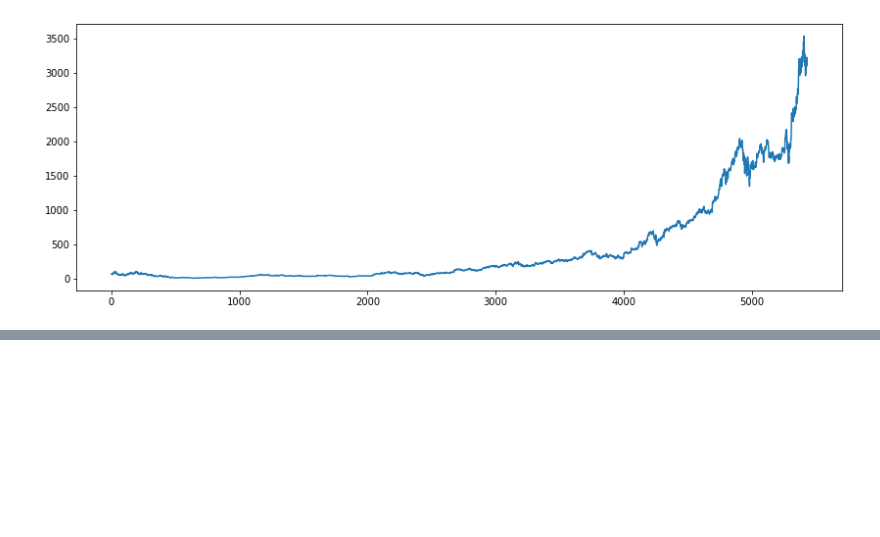
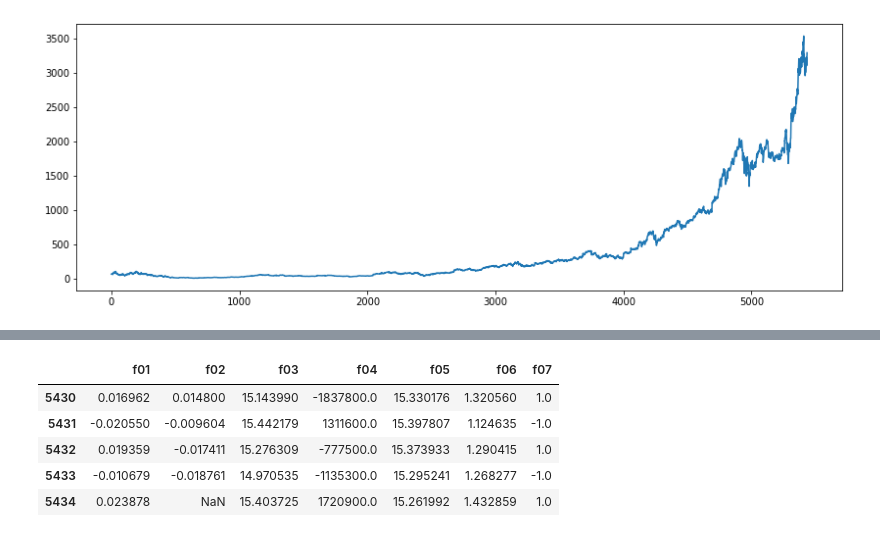
Before and after one commit to realnihal/Predicting-stock-prices-using-ml, a Jupyter notebook: FILE.ipynb, the cells around one changed output, grey strips where cells are left out. Cells and saved outputs as stored; diff of their text form; code cells hidden in the pictures; blank space fills up the shorter version.

```diff
--- a/FILE.ipynb
+++ b/FILE.ipynb
@@ -35,0 +101,5 @@ plt.show()
+# %%
+#volume logs
+array = data.reset_index()['Volume'].apply(np.log)
+features['f03'] = array
+features.tail()
@@ -35,0 +150,12 @@ plt.show()
+# %%
+#signing
+array = features['f01'].apply(np.sign)
+features['f07'] = array
+features.tail()
+# %% [output]
+|  | f01 | f02 | f03 | f04 | f05 | f06 | f07 |
+| 5430 | 0.016962 | 0.014800 | 15.143990 | -1837800.0 | 15.330176 | 1.320560 | 1.0 |
+| 5431 | -0.020550 | -0.009604 | 15.442179 | 1311600.0 | 15.397807 | 1.124635 | -1.0 |
+| 5432 | 0.019359 | -0.017411 | 15.276309 | -777500.0 | 15.373933 | 1.290415 | 1.0 |
+| 5433 | -0.010679 | -0.018761 | 14.970535 | -1135300.0 | 15.295241 | 1.268277 | -1.0 |
+| 5434 | 0.023878 | NaN | 15.403725 | 1720900.0 | 15.261992 | 1.432859 | 1.0 |
```
Also changed, not shown: parts of 22 cells of this notebook.
